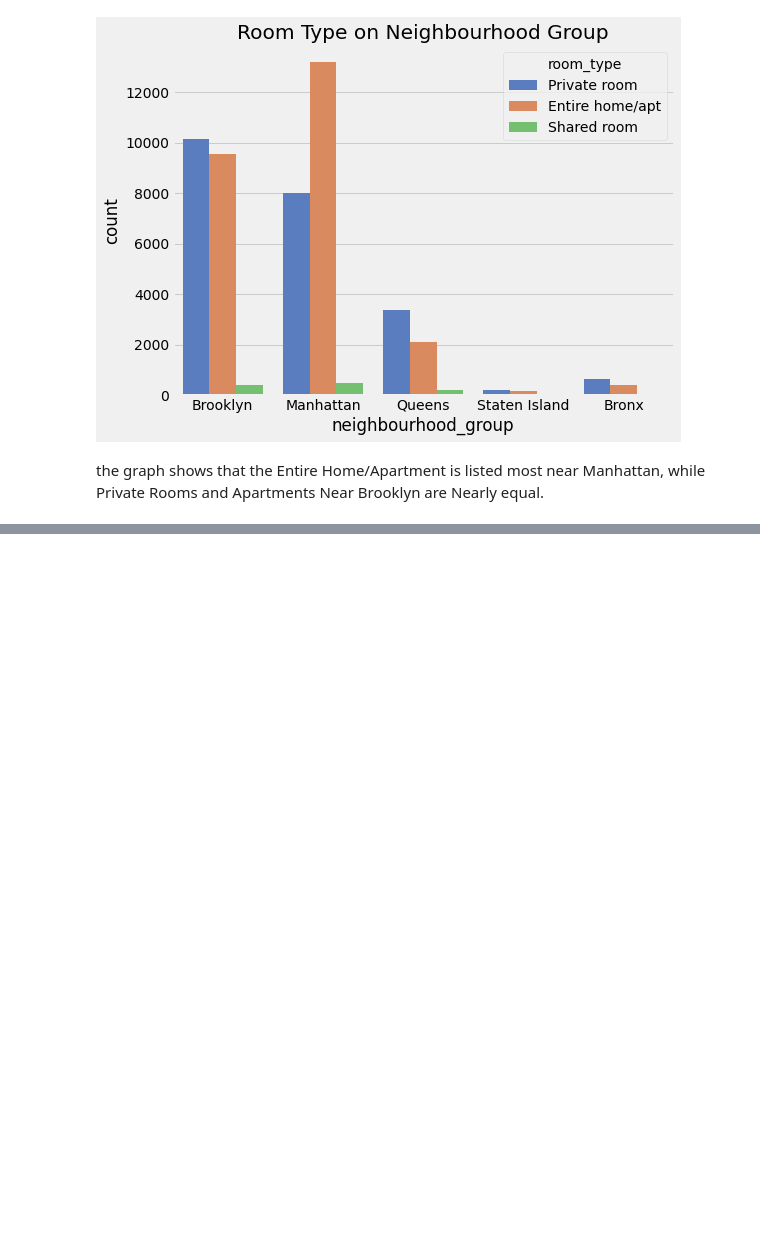
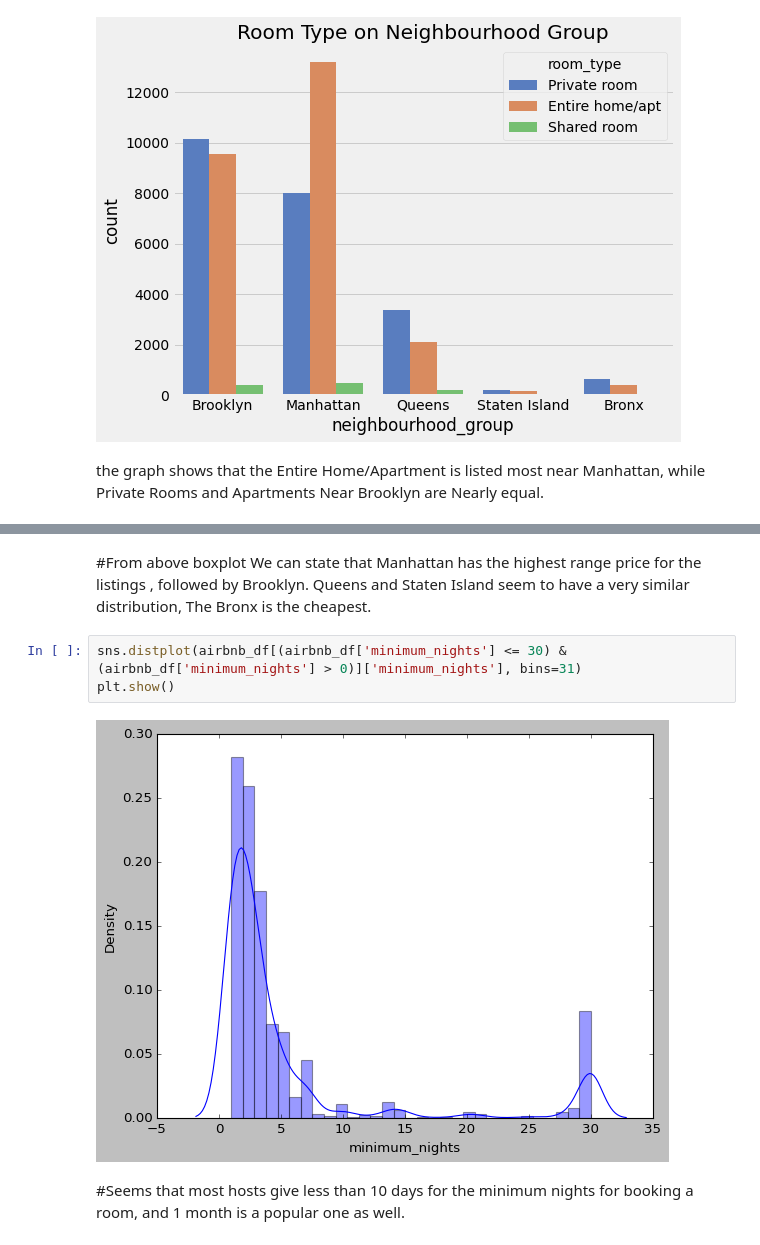
Before and after one commit to nishigandha2/airbnb-booking-analysis, a Jupyter notebook: AIRBNB_.ipynb, the cells around one changed output, grey strips where cells are left out. Drawn from its saved outputs; the diff is of its cells as text; blank space fills up the shorter version.

```diff
--- a/AIRBNB_.ipynb
+++ b/AIRBNB_.ipynb
@@ -238,0 +267,9 @@ the graph shows that the Entire Home/Apartment is listed most near Manhattan, wh
+# %% [markdown]
+#From above boxplot We can state that Manhattan has the highest range price for the listings , followed by Brooklyn. Queens and Staten Island seem to have a very similar distribution, The Bronx is the cheapest.
+# %%
+sns.distplot(airbnb_df[(airbnb_df['minimum_nights'] <= 30) & (airbnb_df['minimum_nights'] > 0)]['minimum_nights'], bins=31)
+plt.show()
+# %% [output]
+[figure, added]
+# %% [markdown]
+#Seems that most hosts give less than 10 days for the minimum nights for booking a room, and 1 month is a popular one as well.
```
Also changed, not shown: parts of 4 cells of this notebook.
